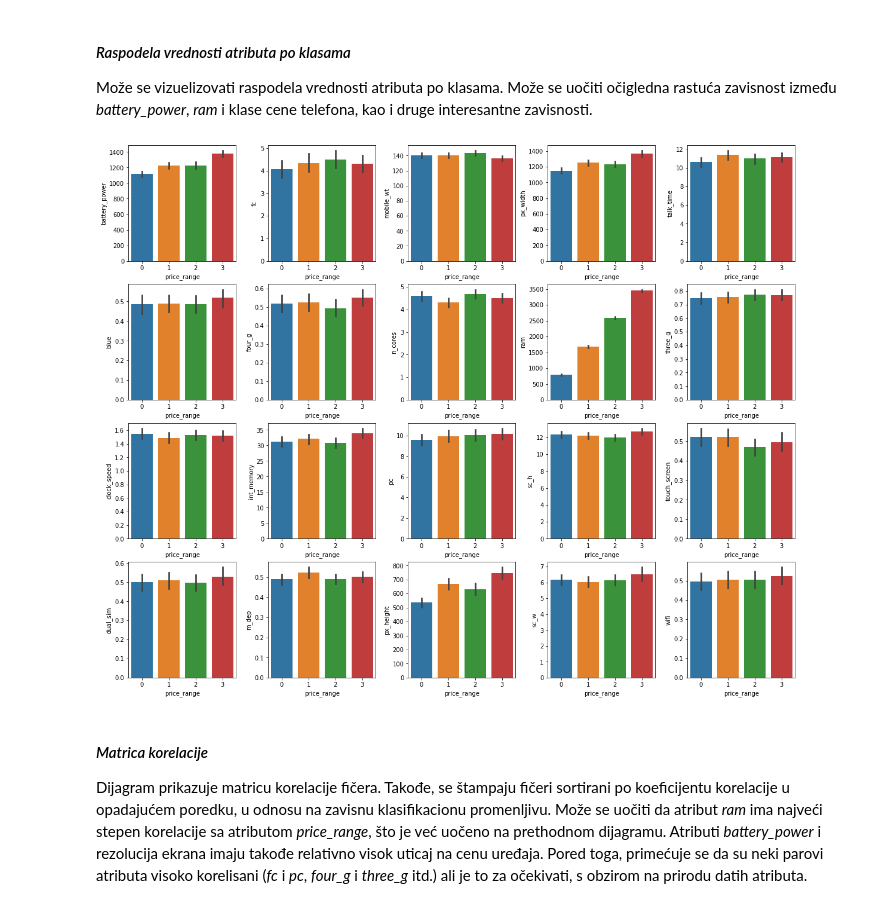
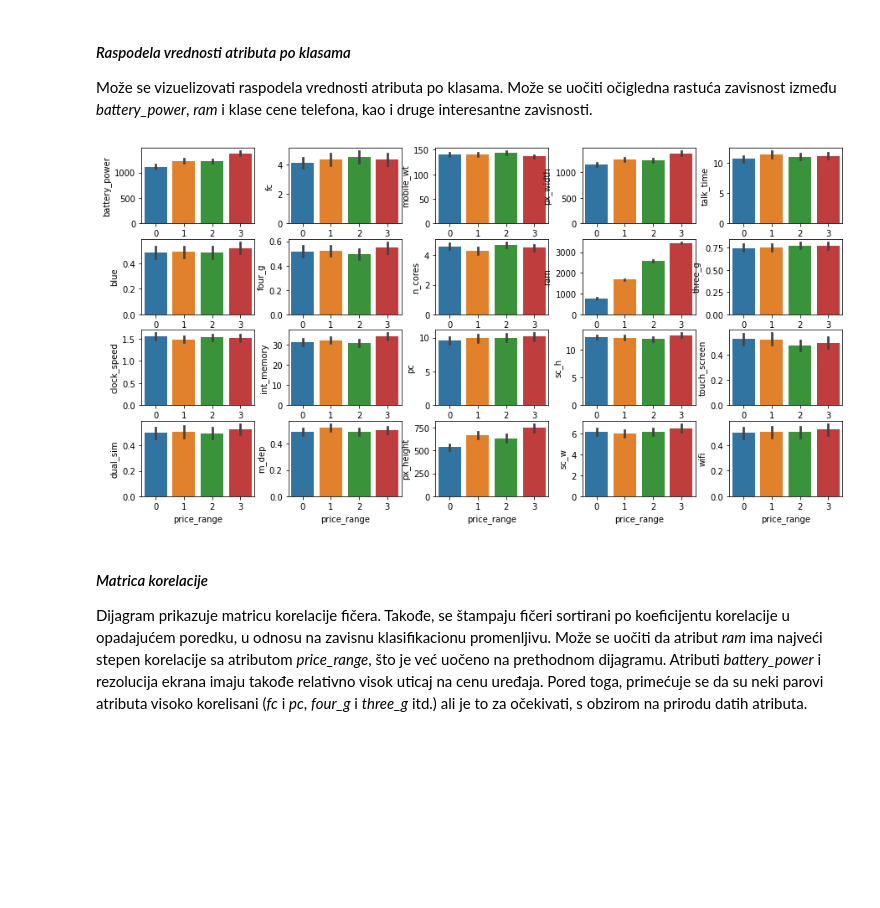
Before and after one commit to LastChanceKatze/ml_mobile_price_ann, a Jupyter notebook: mobile_price_ann.ipynb, the cells around one changed output. Drawn from its saved outputs; the diff is of its cells as text; code cells hidden in the pictures; blank space fills up the shorter version.

```diff
--- a/mobile_price_ann.ipynb
+++ b/mobile_price_ann.ipynb
@@ -22,7 +29,7 @@ pd.set_option('display.max_columns', None)
 #### *Učitavanje skupa podataka*
 U tabeli se mogu videti vrednosti atributa datog skupa podataka. Svi atributi su numeričkog tipa. Klasifikaciju je potrebno izvršiti na osnovu poslednje kolone (*price_range*), pri čemu zavisna promenljiva uzima celobrojne vrednosti iz intervala [1,4] i označava klasu cene telefona.
 # %%
-data = pd.read_csv("dataset/train.csv")
+data = pd.read_csv("train.csv")
 data.head(2)
 # %% [output]
 |  | battery_power | blue | clock_speed | dual_sim | fc | four_g | int_memory | m_dep | mobile_wt | ... |
@@ -134,19 +141,19 @@ Može se vizuelizovati raspodela vrednosti atributa po klasama. Može se uočiti
 # %%
 def plot_barplots(data):
     num_rows = 4
     num_cols = 5
-    fig, axs = plt.subplots(num_rows, num_cols, figsize=(20,15))
+    fig, axs = plt.subplots(num_rows, num_cols, figsize=(15,7))
     plt.subplots_adjust(wspace=0.3, top=0.95)
 
     for i in range(0, num_rows):
         for j in range(0, num_cols):
             index = j * num_rows + i
             col_name = data.columns[index]
             sns.barplot(x='price_range', y=col_name, data=data, ax=axs[i][j])
 
 plot_barplots(data)
 # %% [output]
-[figure, old version]
+[figure, new version]
 # %% [markdown]
 #### *Matrica korelacije*
 Dijagram prikazuje matricu korelacije fičera. Takođe, se štampaju fičeri sortirani po koeficijentu korelacije u opadajućem poredku, u odnosu na zavisnu klasifikacionu promenljivu.
```
Also changed, not shown: parts of 40 cells of this notebook.
